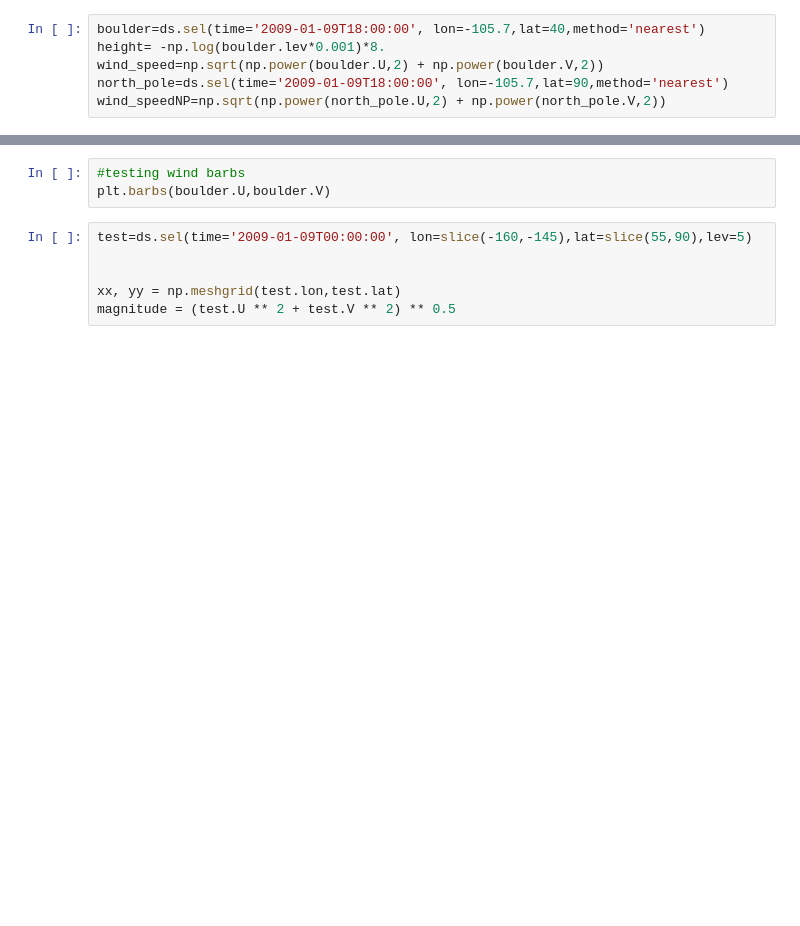
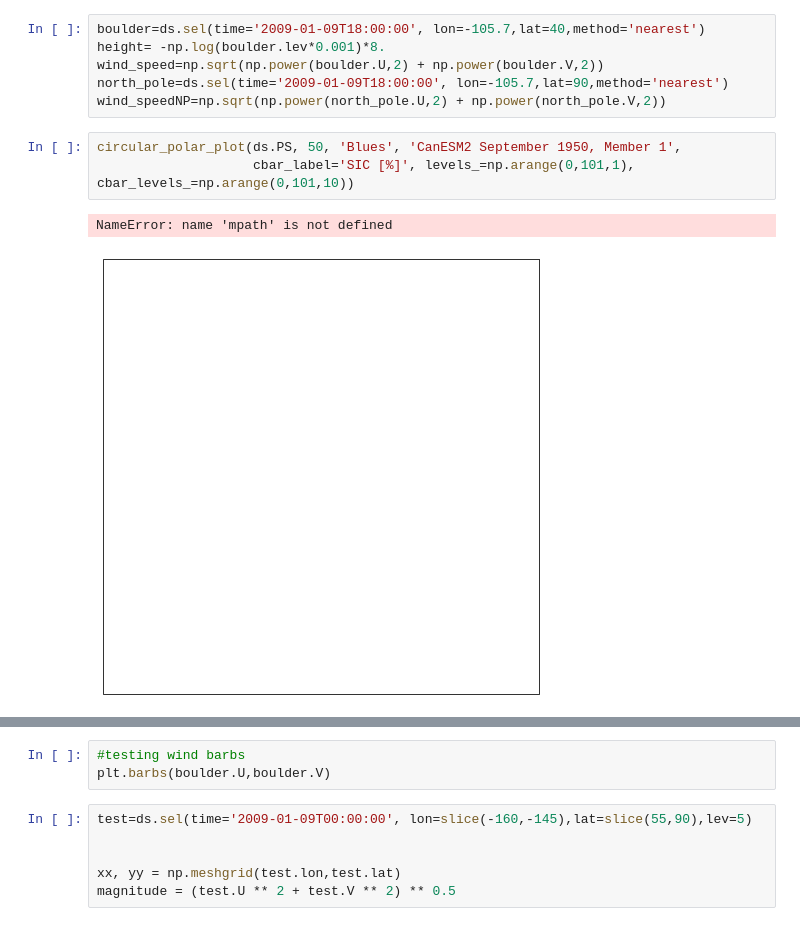
Before and after one commit to 7AlonsoRaikiri7/SummerREU, a Jupyter notebook: practice.ipynb, the cells around one changed output, grey strips where cells are left out. Cells and saved outputs as stored; diff of their text form; blank space fills up the shorter version.

Commit message:
using polar function

```diff
--- a/practice.ipynb
+++ b/practice.ipynb
@@ -40,6 +60,12 @@ height= -np.log(boulder.lev*0.001)*8.
 wind_speed=np.sqrt(np.power(boulder.U,2) + np.power(boulder.V,2))
 north_pole=ds.sel(time='2009-01-09T18:00:00', lon=-105.7,lat=90,method='nearest')
 wind_speedNP=np.sqrt(np.power(north_pole.U,2) + np.power(north_pole.V,2))
+# %%
+circular_polar_plot(ds.PS, 50, 'Blues', 'CanESM2 September 1950, Member 1',
+                    cbar_label='SIC [%]', levels_=np.arange(0,101,1), cbar_levels_=np.arange(0,101,10))
+# %% [output]
+NameError: name 'mpath' is not defined
+[figure, added]
 # %%
 #wind speed in boulder and the north pole
 plt.plot(height,wind_speed,'go-', label='speed boulder')
```
Also changed, not shown: parts of 9 cells of this notebook.
